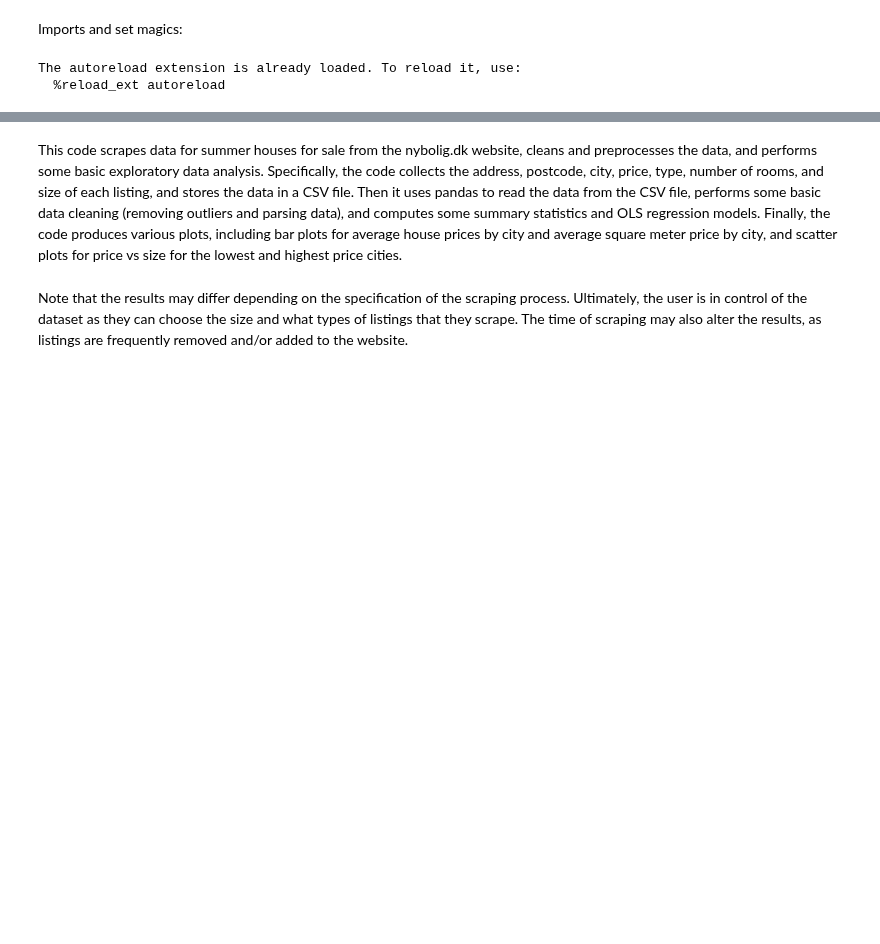
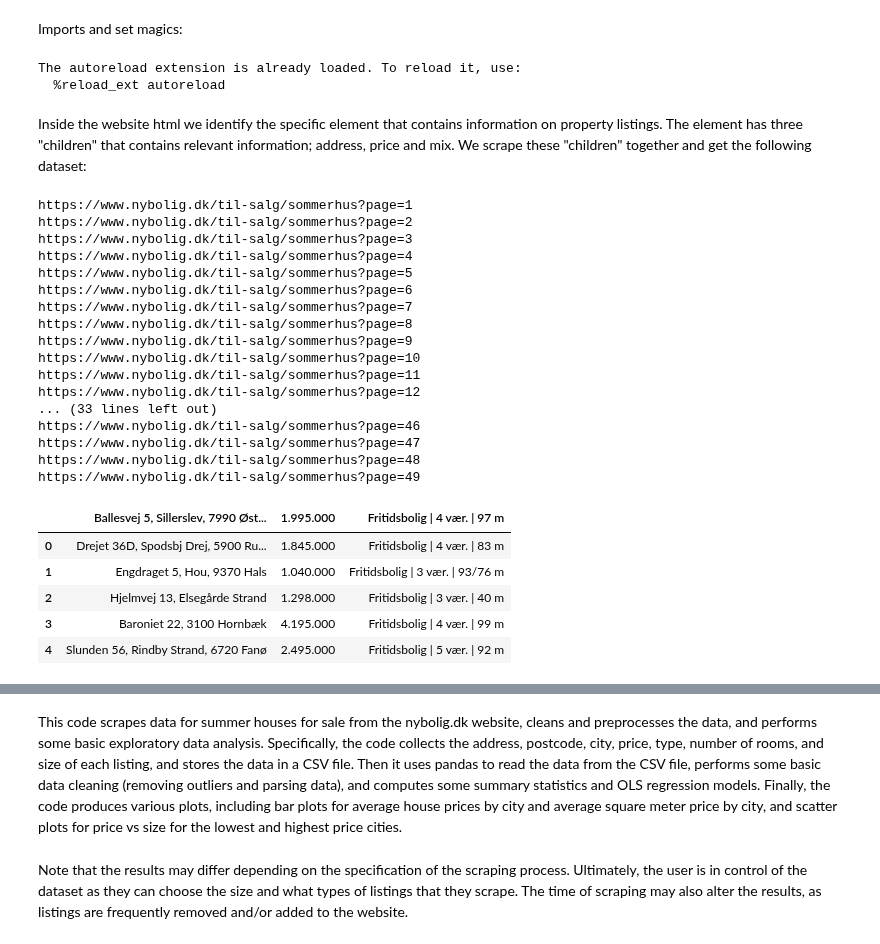
Before and after one commit to NumEconCopenhagen/projects-2023-philx2-nico, a Jupyter notebook: dataproject/dataproject.ipynb, the cells around one changed output, grey strips where cells are left out. Saved outputs shown, nothing was run; the diff lists cells and outputs as text; code cells hidden in the pictures; blank space fills up the shorter version.

```diff
--- a/dataproject/dataproject.ipynb
+++ b/dataproject/dataproject.ipynb
@@ -21,3 +32,51 @@ from dataproject import NyboligAnalysis
 # %% [output]
 The autoreload extension is already loaded. To reload it, use:
   %reload_ext autoreload
+# %% [markdown]
+Inside the website html we identify the specific element that contains information on property listings. The element has three "children" that contains relevant information; address, price and mix. We scrape these "children" together and get the following dataset:
+# %%
+def scrape_page(property_type,page_num):
+    # Create a scraper for the given page
+    scraper = HouseListingsScraper("https://www.nybolig.dk/til-salg", property_type=property_type, page_num=page_num)
+    # Scrape listings data from the page
+    return scraper.parse_listings()
+
+def main():
+
+    lst = []
+
+    for i in range(1,50):
+        parser = NyBoligParser(scrape_page("sommerhus",i))
+        parser.parse_listings()
+        lst.append(parser.data_to_df())
+
+    df = pd.concat(lst)
+
+    df.to_csv('output.csv', index=False)
+main()
+df = pd.read_csv('raw_output.csv')
+df.head()
+# %% [output]
+https://www.nybolig.dk/til-salg/sommerhus?page=1
+https://www.nybolig.dk/til-salg/sommerhus?page=2
+https://www.nybolig.dk/til-salg/sommerhus?page=3
+https://www.nybolig.dk/til-salg/sommerhus?page=4
+https://www.nybolig.dk/til-salg/sommerhus?page=5
+https://www.nybolig.dk/til-salg/sommerhus?page=6
+https://www.nybolig.dk/til-salg/sommerhus?page=7
+https://www.nybolig.dk/til-salg/sommerhus?page=8
+https://www.nybolig.dk/til-salg/sommerhus?page=9
+https://www.nybolig.dk/til-salg/sommerhus?page=10
+https://www.nybolig.dk/til-salg/sommerhus?page=11
+https://www.nybolig.dk/til-salg/sommerhus?page=12
+... (33 lines left out)
+https://www.nybolig.dk/til-salg/sommerhus?page=46
+https://www.nybolig.dk/til-salg/sommerhus?page=47
+https://www.nybolig.dk/til-salg/sommerhus?page=48
+https://www.nybolig.dk/til-salg/sommerhus?page=49
+|  | Ballesvej 5, Sillerslev, 7990 Øst... | 1.995.000 | Fritidsbolig | 4 vær. | 97 m |
+| 0 | Drejet 36D, Spodsbj Drej, 5900 Ru... | 1.845.000 | Fritidsbolig | 4 vær. | 83 m |
+| 1 | Engdraget 5, Hou, 9370 Hals | 1.040.000 | Fritidsbolig | 3 vær. | 93/76 m |
+| 2 | Hjelmvej 13, Elsegårde Strand | 1.298.000 | Fritidsbolig | 3 vær. | 40 m |
+| 3 | Baroniet 22, 3100 Hornbæk | 4.195.000 | Fritidsbolig | 4 vær. | 99 m |
+| 4 | Slunden 56, Rindby Strand, 6720 Fanø | 2.495.000 | Fritidsbolig | 5 vær. | 92 m |
```
Also changed, not shown: parts of 19 cells of this notebook, 4 other files.
